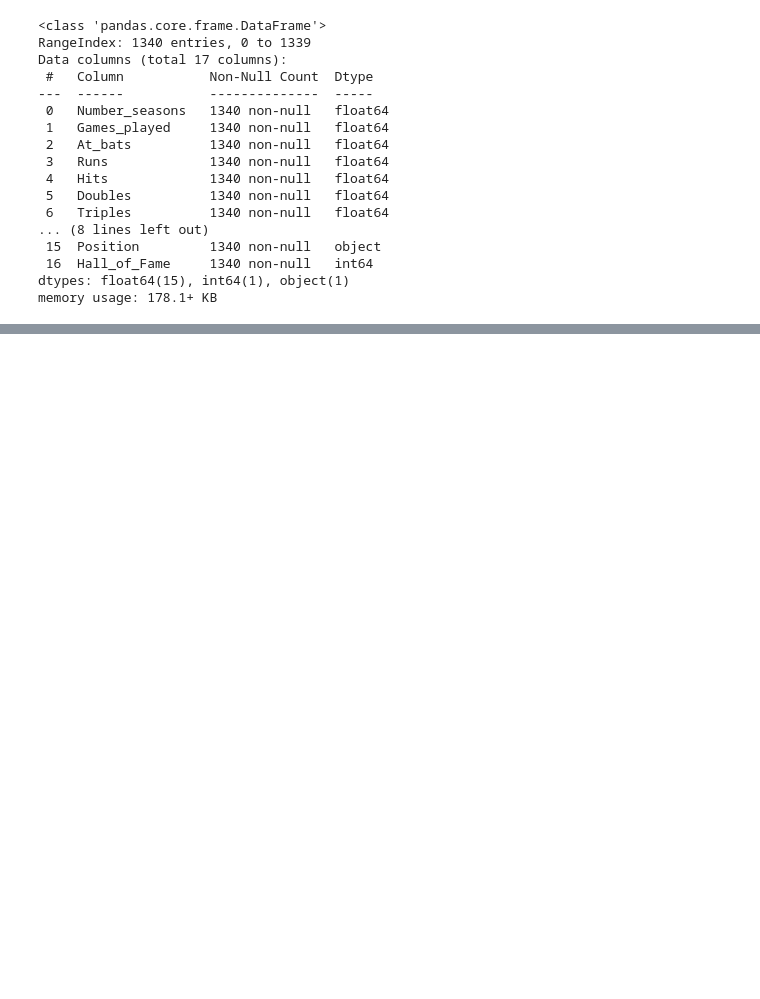
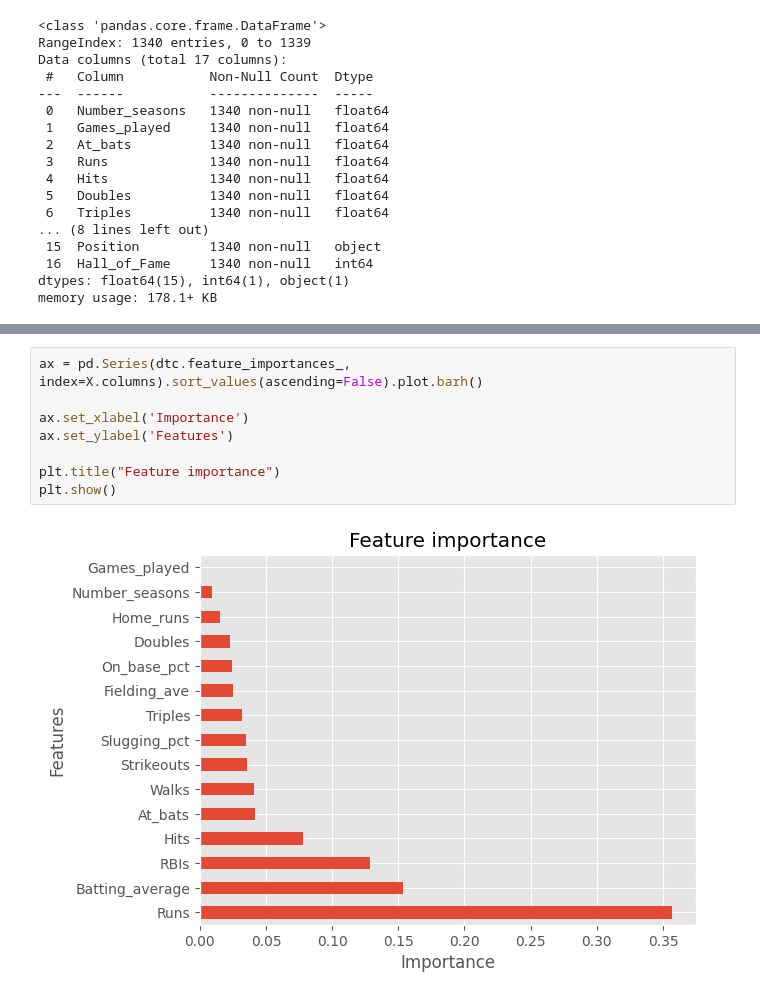
Before and after one commit to MATF-istrazivanje-podataka-1/2023_Data_Mining_Baseball_Dataset, a Jupyter notebook: Stabla odlucivanja.ipynb, the cells around one changed output, grey strips where cells are left out. Drawn from its saved outputs; the diff is of its cells as text; blank space fills up the shorter version.

```diff
--- a/Stabla odlucivanja.ipynb
+++ b/Stabla odlucivanja.ipynb
@@ -40,0 +130,10 @@ memory usage: 178.1+ KB
+# %%
+ax = pd.Series(dtc.feature_importances_, index=X.columns).sort_values(ascending=False).plot.barh()
+
+ax.set_xlabel('Importance')
+ax.set_ylabel('Features')
+
+plt.title("Feature importance")
+plt.show()
+# %% [output]
+[figure, added]
```
Also changed, not shown: parts of 22 cells of this notebook.
